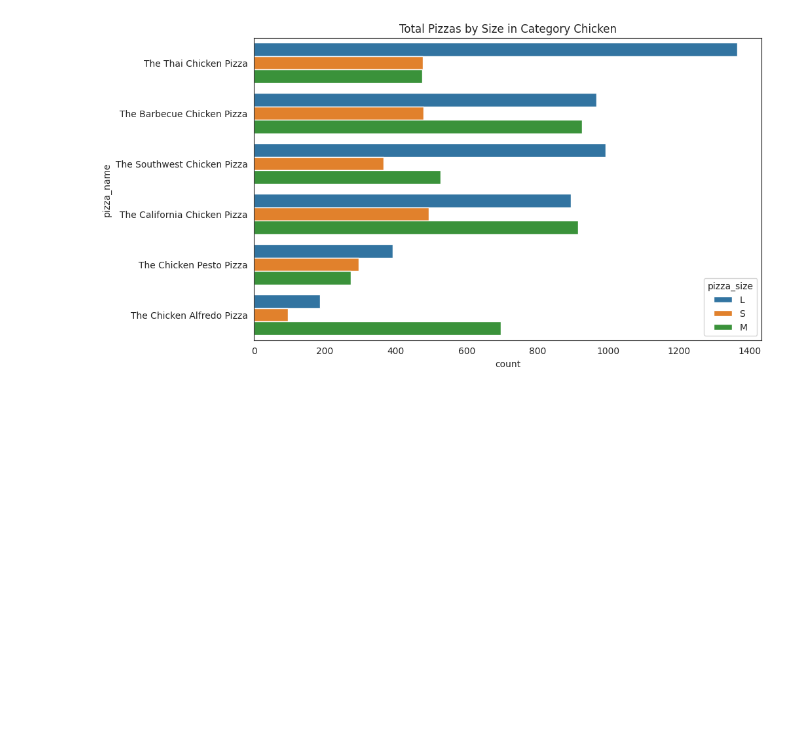
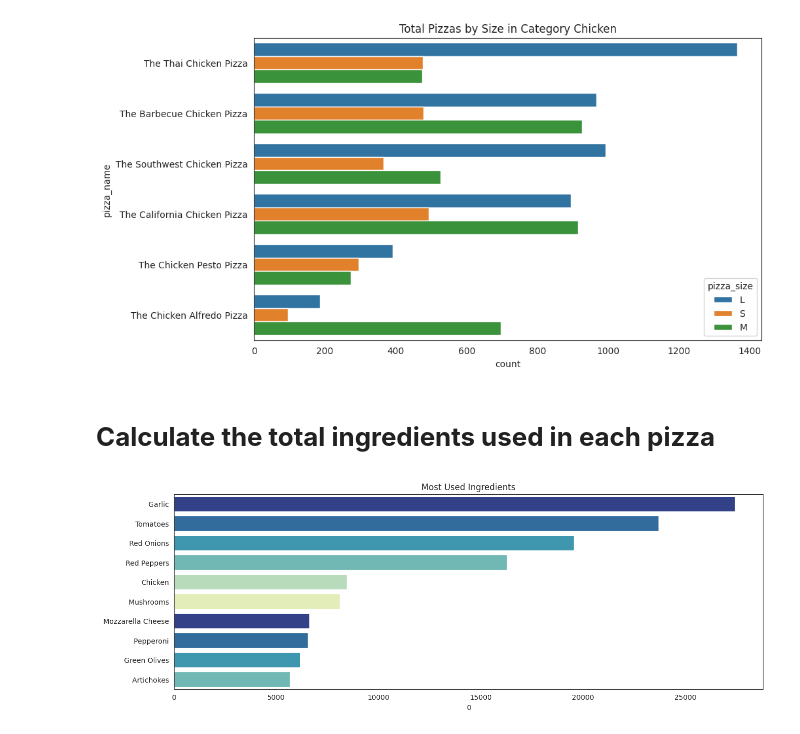
Before and after one commit to BrunoMRopke/KaggleProjects, a Jupyter notebook: fork-of-favorite-size-toppings-pizza-dataset.ipynb, the cells around one changed output. Drawn from its saved outputs; the diff is of its cells as text; code cells hidden in the pictures; blank space fills up the shorter version.

Commit message:
Kaggle Notebook | Fork of Favorite SIZE/Toppings - Pizza Dataset  | Version 2

```diff
--- a/fork-of-favorite-size-toppings-pizza-dataset.ipynb
+++ b/fork-of-favorite-size-toppings-pizza-dataset.ipynb
@@ -202,3 +197,26 @@ for category in categories:
 [figure]
 [figure]
 [figure]
+# %% [markdown]
+# **Calculate the total ingredients used in each pizza**
+# %%
+# Calculate the total ingredients used in each pizza
+
+frequency = {}
+
+for row in pizza_data['pizza_ingredients'].str.split(','):
+    for ingredient in row:
+        if ingredient in frequency:
+            frequency[ingredient] += 1
+        else:
+            frequency[ingredient] = 1
+
+
+ingredient_df = pd.DataFrame.from_dict([frequency]).T.sort_values(by=0, ascending=False).head(10)
+# %%
+plt.figure(figsize=(15,5))
+sns.barplot(data = ingredient_df, x=0, y=ingredient_df.index, palette=sns.color_palette("YlGnBu_r"))
+plt.title("Most Used Ingredients")
+plt.show()
+# %% [output]
+[figure, added]
```
Also changed, not shown: parts of 1 cell of this notebook.
